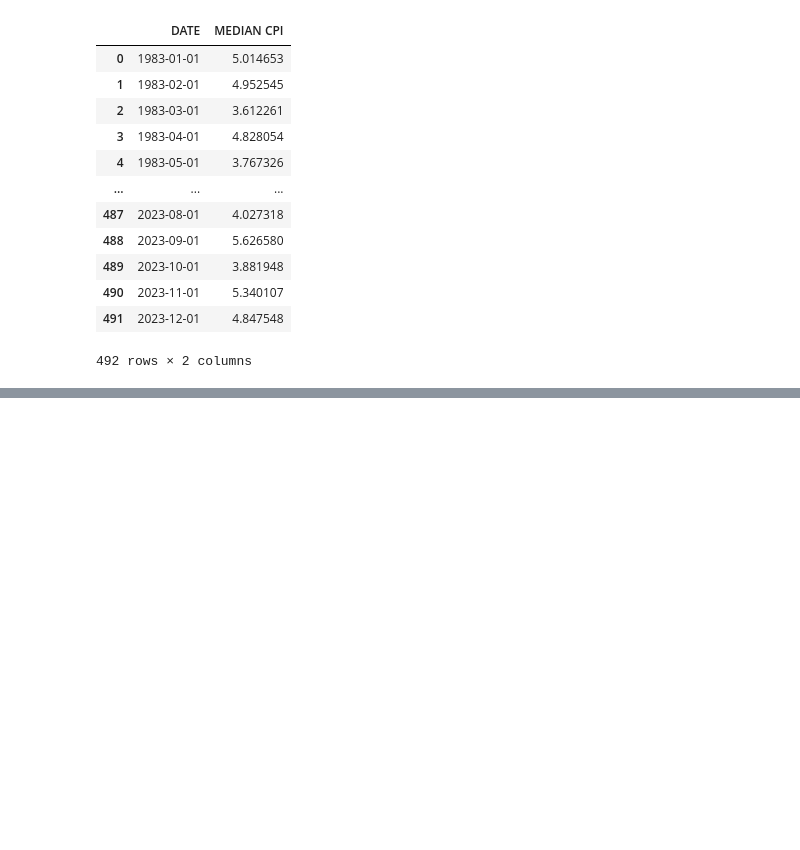
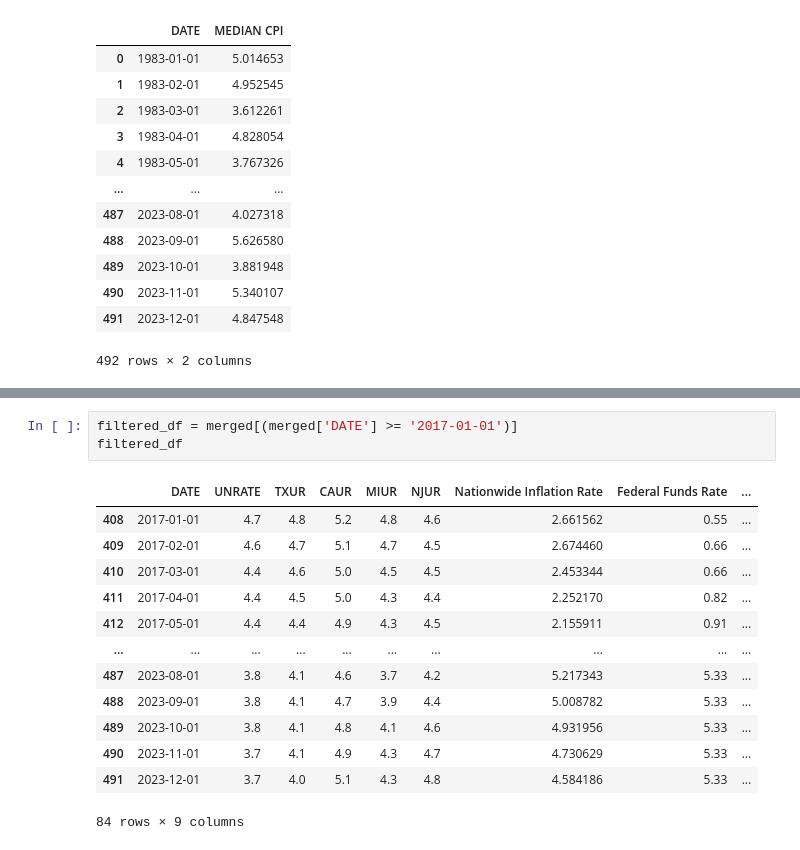
Before and after one commit to ElZackoGrande/Project1_Group2, a Jupyter notebook: Joel_Fred_Data_clean/Working Dataframe through Fred - NO API.ipynb, the cells around one changed output, grey strips where cells are left out. Cells and saved outputs as stored; diff of their text form; blank space fills up the shorter version.

```diff
--- a/Joel_Fred_Data_clean/Working Dataframe through Fred - NO API.ipynb
+++ b/Joel_Fred_Data_clean/Working Dataframe through Fred - NO API.ipynb
@@ -90,0 +89,17 @@ merged.head(50)
+# %%
+filtered_df = merged[(merged['DATE'] >= '2017-01-01')]
+filtered_df
+# %% [output]
+|  | DATE | UNRATE | TXUR | CAUR | MIUR | NJUR | Nationwide Inflation Rate | Federal Funds Rate | ... |
+| 408 | 2017-01-01 | 4.7 | 4.8 | 5.2 | 4.8 | 4.6 | 2.661562 | 0.55 | ... |
+| 409 | 2017-02-01 | 4.6 | 4.7 | 5.1 | 4.7 | 4.5 | 2.674460 | 0.66 | ... |
+| 410 | 2017-03-01 | 4.4 | 4.6 | 5.0 | 4.5 | 4.5 | 2.453344 | 0.66 | ... |
+| 411 | 2017-04-01 | 4.4 | 4.5 | 5.0 | 4.3 | 4.4 | 2.252170 | 0.82 | ... |
+| 412 | 2017-05-01 | 4.4 | 4.4 | 4.9 | 4.3 | 4.5 | 2.155911 | 0.91 | ... |
+| ... | ... | ... | ... | ... | ... | ... | ... | ... | ... |
+| 487 | 2023-08-01 | 3.8 | 4.1 | 4.6 | 3.7 | 4.2 | 5.217343 | 5.33 | ... |
+| 488 | 2023-09-01 | 3.8 | 4.1 | 4.7 | 3.9 | 4.4 | 5.008782 | 5.33 | ... |
+| 489 | 2023-10-01 | 3.8 | 4.1 | 4.8 | 4.1 | 4.6 | 4.931956 | 5.33 | ... |
+| 490 | 2023-11-01 | 3.7 | 4.1 | 4.9 | 4.3 | 4.7 | 4.730629 | 5.33 | ... |
+| 491 | 2023-12-01 | 3.7 | 4.0 | 5.1 | 4.3 | 4.8 | 4.584186 | 5.33 | ... |
+84 rows × 9 columns
```
Also changed, not shown: parts of 4 cells of this notebook, 1 other file.
